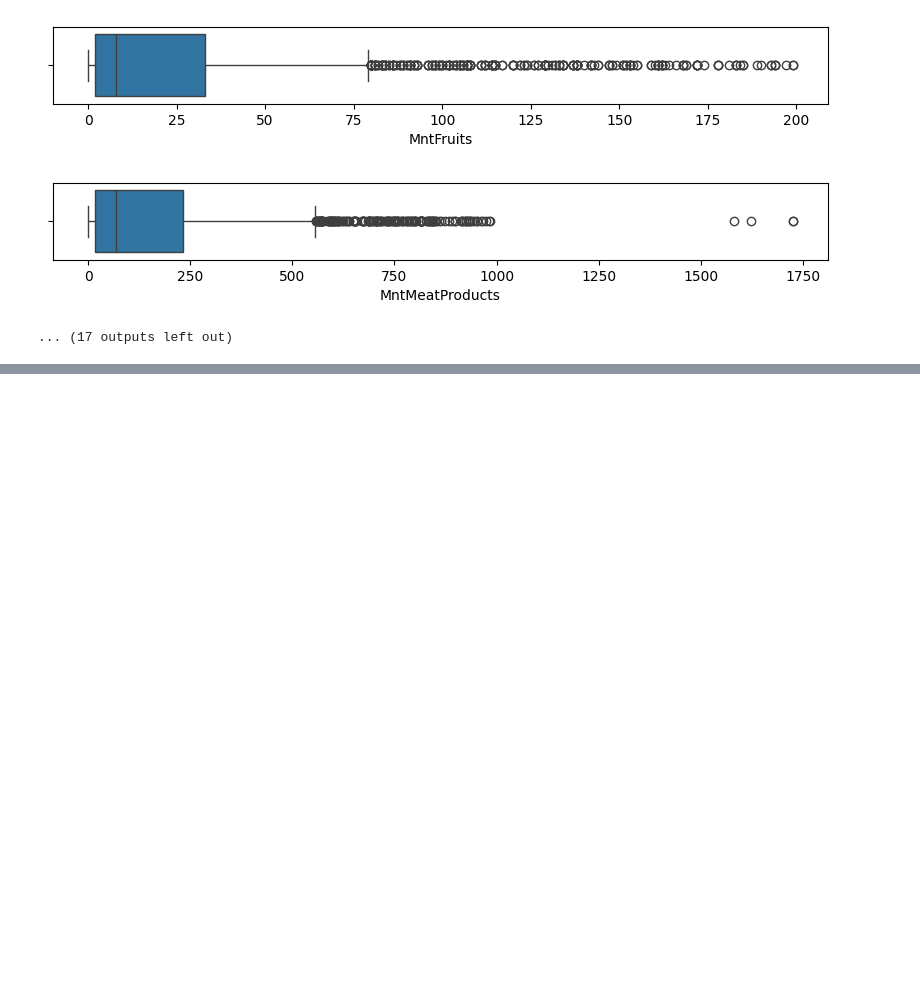
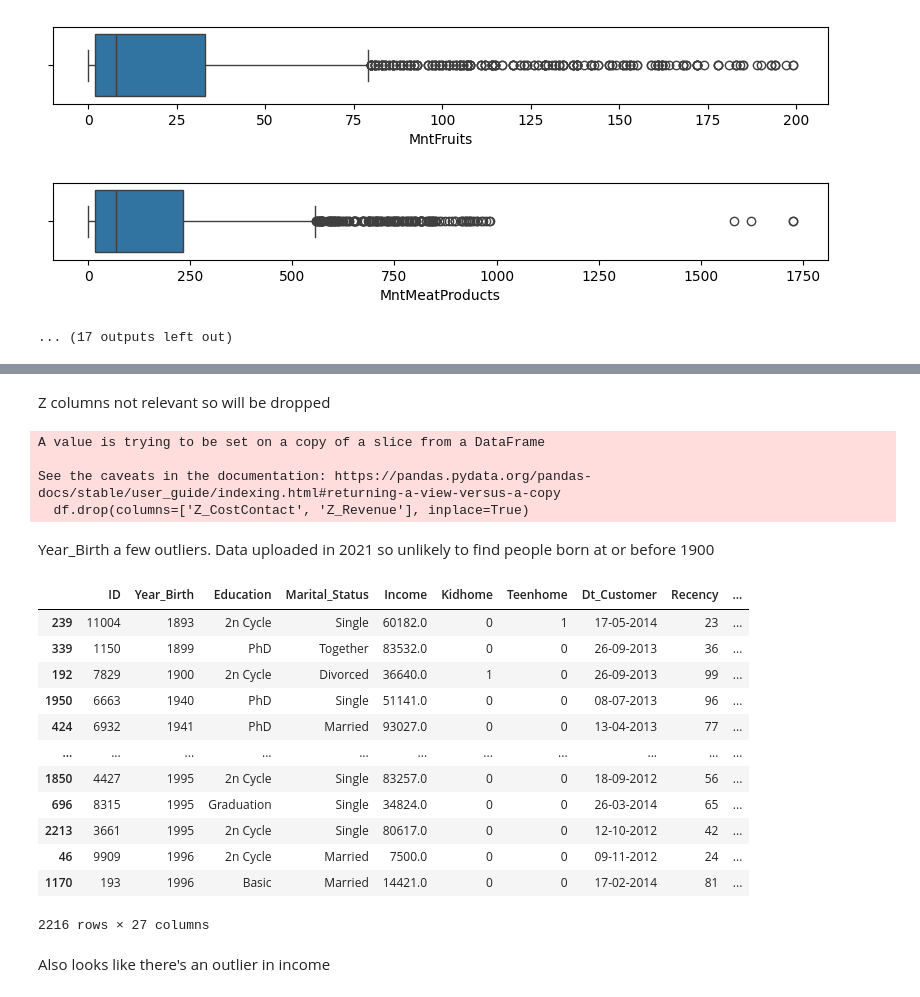
Before and after one commit to Swalke20/DLS_Project, a Jupyter notebook: 4. Customer Segmentation Project/Customer_segmentation_project.ipynb, the cells around one changed output, grey strips where cells are left out. Drawn from its saved outputs; the diff is of its cells as text; code cells hidden in the pictures; blank space fills up the shorter version.

```diff
--- a/4. Customer Segmentation Project/Customer_segmentation_project.ipynb
+++ b/4. Customer Segmentation Project/Customer_segmentation_project.ipynb
@@ -176,0 +189,28 @@ Monetary
+# %% [markdown]
+Z columns not relevant so will be dropped
+# %%
+df.drop(columns=['Z_CostContact', 'Z_Revenue'], inplace=True)
+df.shape
+# %% [output]
+A value is trying to be set on a copy of a slice from a DataFrame
+
+See the caveats in the documentation: https://pandas.pydata.org/pandas-docs/stable/user_guide/indexing.html#returning-a-view-versus-a-copy
+  df.drop(columns=['Z_CostContact', 'Z_Revenue'], inplace=True)
+# %% [markdown]
+Year_Birth a few outliers.  Data uploaded in 2021 so unlikely to find people born at or before 1900
+# %%
+df.sort_values("Year_Birth")
+# %% [output]
+|  | ID | Year_Birth | Education | Marital_Status | Income | Kidhome | Teenhome | Dt_Customer | Recency | ... |
+| 239 | 11004 | 1893 | 2n Cycle | Single | 60182.0 | 0 | 1 | 17-05-2014 | 23 | ... |
+| 339 | 1150 | 1899 | PhD | Together | 83532.0 | 0 | 0 | 26-09-2013 | 36 | ... |
+| 192 | 7829 | 1900 | 2n Cycle | Divorced | 36640.0 | 1 | 0 | 26-09-2013 | 99 | ... |
+| 1950 | 6663 | 1940 | PhD | Single | 51141.0 | 0 | 0 | 08-07-2013 | 96 | ... |
+| 424 | 6932 | 1941 | PhD | Married | 93027.0 | 0 | 0 | 13-04-2013 | 77 | ... |
+| ... | ... | ... | ... | ... | ... | ... | ... | ... | ... | ... |
+| 1850 | 4427 | 1995 | 2n Cycle | Single | 83257.0 | 0 | 0 | 18-09-2012 | 56 | ... |
+| 696 | 8315 | 1995 | Graduation | Single | 34824.0 | 0 | 0 | 26-03-2014 | 65 | ... |
+| 2213 | 3661 | 1995 | 2n Cycle | Single | 80617.0 | 0 | 0 | 12-10-2012 | 42 | ... |
+| 46 | 9909 | 1996 | 2n Cycle | Married | 7500.0 | 0 | 0 | 09-11-2012 | 24 | ... |
+| 1170 | 193 | 1996 | Basic | Married | 14421.0 | 0 | 0 | 17-02-2014 | 81 | ... |
+2216 rows × 27 columns
@@ -176,0 +219,2 @@ Monetary
+# %% [markdown]
+Also looks like there's an outlier in income
```
Also changed, not shown: parts of 26 cells of this notebook.
